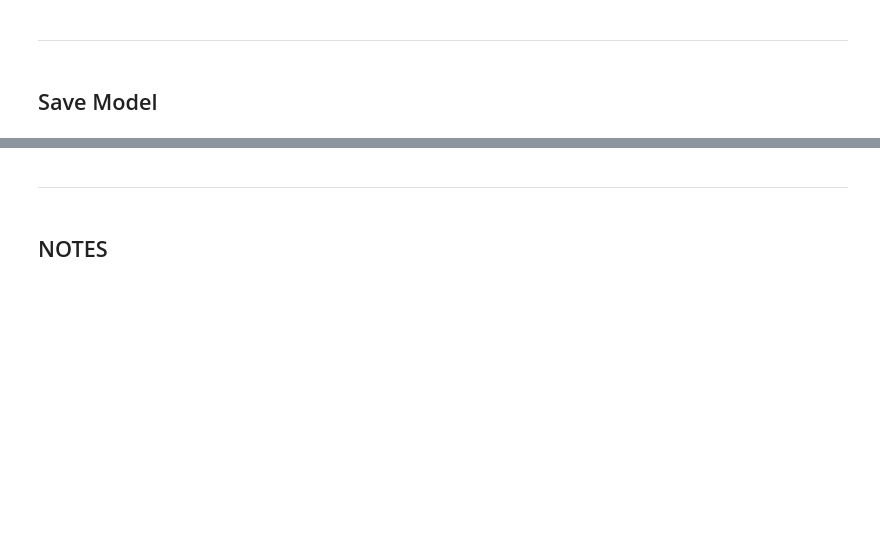
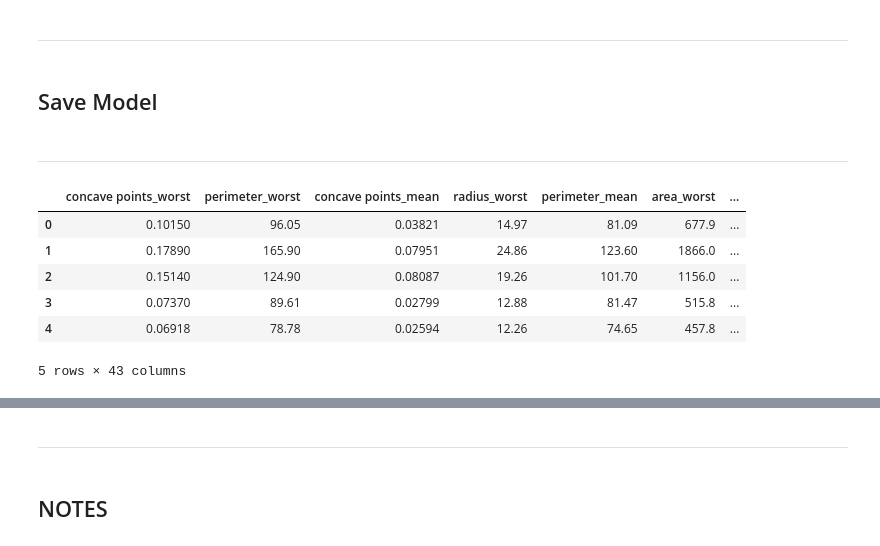
Before and after one commit to SweetySeelam2/Cancer_Prediction_ML, a Jupyter notebook: Cancer_LogisticRegression.ipynb, the cells around one changed output, grey strips where cells are left out. Cells and saved outputs as stored; diff of their text form; code cells hidden in the pictures; blank space fills up the shorter version.

```diff
--- a/Cancer_LogisticRegression.ipynb
+++ b/Cancer_LogisticRegression.ipynb
@@ -406,3 +432,22 @@ joblib.dump(scaler, "scaler.pkl")
 
 # Save column names for deployment use
 pd.DataFrame(X.columns).to_csv("X_train_columns.csv", index=False)
+# %% [markdown]
+--------
+# %%
+import pandas as pd
+from sklearn.cluster import KMeans
+from sklearn.decomposition import PCA
+
+# Load SHAP values wide-format
+df = pd.read_csv(r"C:\Users\sweet\Desktop\DataScience\Github projects\Deployment files\Breast_Cancer-Powerbi\breast_cancer_powerbi_ready.csv")
+# %%
+df.head()
+# %% [output]
+|  | concave points_worst | perimeter_worst | concave points_mean | radius_worst | perimeter_mean | area_worst | ... |
+| 0 | 0.10150 | 96.05 | 0.03821 | 14.97 | 81.09 | 677.9 | ... |
+| 1 | 0.17890 | 165.90 | 0.07951 | 24.86 | 123.60 | 1866.0 | ... |
+| 2 | 0.15140 | 124.90 | 0.08087 | 19.26 | 101.70 | 1156.0 | ... |
+| 3 | 0.07370 | 89.61 | 0.02799 | 12.88 | 81.47 | 515.8 | ... |
+| 4 | 0.06918 | 78.78 | 0.02594 | 12.26 | 74.65 | 457.8 | ... |
+5 rows × 43 columns
```
Also changed, not shown: parts of 15 cells of this notebook.
